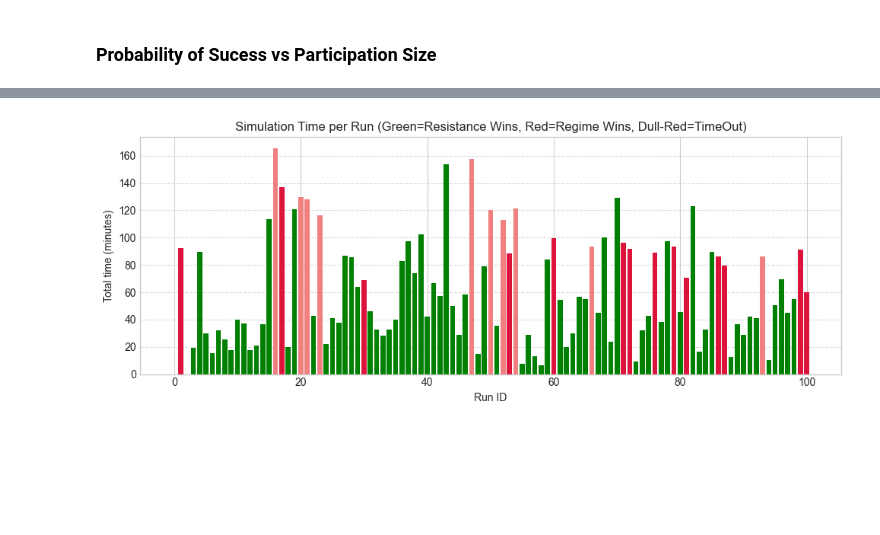
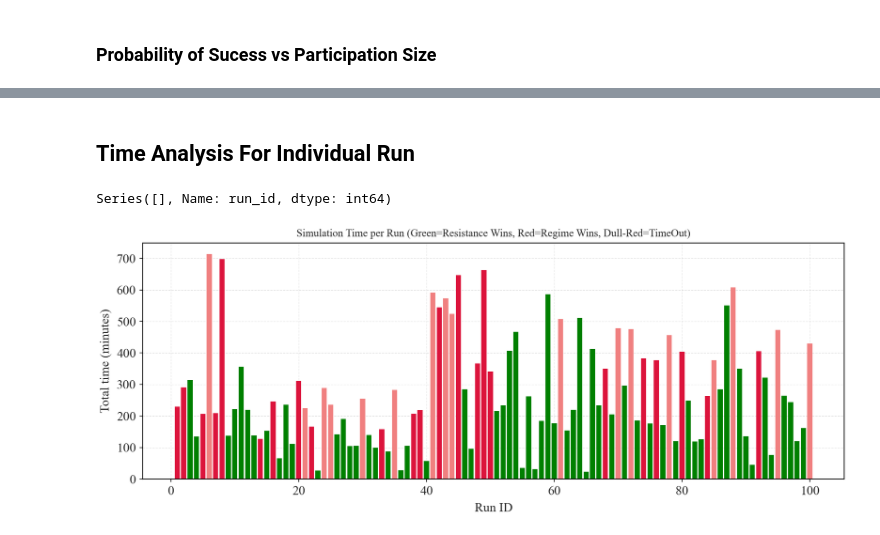
Before and after one commit to mahnoor-khalid9/abm_llm_nonviolence, a Jupyter notebook: Analysis/model_logs.ipynb, the cells around one changed output, grey strips where cells are left out. Drawn from its saved outputs; the diff is of its cells as text; code cells hidden in the pictures; blank space fills up the shorter version.

```diff
--- a/Analysis/model_logs.ipynb
+++ b/Analysis/model_logs.ipynb
@@ -860,3 +931,5 @@ Visualization exported to: Analysis\plots\success_curves_with_ci.png
+# %% [markdown]
+## **Time Analysis For Individual Run**
 # %%
 import pandas as pd
 import matplotlib.pyplot as plt
@@ -866,10 +939,19 @@ from pathlib import Path
 
 # Use the existing Path object logic
 PROJECT_ROOT = Path.cwd().parent
+# PROVIDER = "Qwen2.5-32B-Instruct-AWQ_ZeroShot"
+# PROVIDER = "llama3.1-8B-Instruct_CoT-v1"
+PROVIDER = "llama3.1-70B-Instruct-AWQ_CoT"
+PROVIDER = "llama-3.1-70B-Instruct-AWQ-INT4_ZeroShot"
+# PROVIDER = "qwen3-8B_ZeroShot_0-50"
+# PROVIDER = "qwen3-8B_ZeroShot_41-87"
+# PROVIDER = "qwen3-8B_ZeroShot"
+PROVIDER = "qwen3-8B_ZeroShot"
 
+PROMPT_TYPE = "ZeroShot"
 _STRUCTURED = (
     PROJECT_ROOT
-    / "SimulationLogs" / "gemini_flash" / "ZeroShot"
+    / "SimulationLogs" / PROVIDER / PROMPT_TYPE
     / "stateful"       / "vision-4"
     / "ModelLogging"   / "structured"
 )
@@ -897,32 +979,50 @@ else:
         # 4. Handle possible empty DataFrames safely
         if not df.empty and "elapsed_s" in df.columns:
             records.append({
                 "run_id":      run_id,
                 "total_min":    df["elapsed_s"].sum() / 60,
                 "mean_step_s":  df["elapsed_s"].mean(),
                 "n_steps":      len(df),
                 "victory":      df["victory"].iloc[-1] if "victory" in df.columns else 0,
             })
 
 if records:
     summary = pd.DataFrame(records).sort_values("run_id")
-
+    print(summary[summary["victory"]== 0 ]["run_id"])
     # 5. Plotting with better color handling
     plt.figure(figsize=(10, 4))
 
     # Map colors: 1=Regime (Crimson), 2=Resistance (Seagreen), 3=Draw (Gray)
     colors = summary["victory"].map({1: "#DC143C", 2: "#008000", 3: "#F08080"}).fillna("blue")
         # colors = {1: "#2166ac", 2: "#f4a261", 3: "#e63946"}
 
 
     plt.bar(summary["run_id"], summary["total_min"], color=colors)
     plt.xlabel("Run ID")
     plt.ylabel("Total time (minutes)")
     plt.title("Simulation Time per Run (Green=Resistance Wins, Red=Regime Wins, Dull-Red=TimeOut)")
     plt.grid(axis='y', linestyle='--', alpha=0.7)
     plt.tight_layout()
     plt.show()
 else:
     print("No records processed. Check if the CSV files contain 'elapsed_s' and 'victory' columns.")
+
+
+# 89, 91, 93, 94, 97 (not useful)
+# 62, 79, 91, 94, 97, 98, 100
+
+
+# 5, 9, 21, 22, 25, 30, 31, 32, 33, 35, 36, 37, 38, 39, 40, 41 -- 50
+# 26 false runs 0_50 qwen
+
+
+# 76, 78, 79, 80, 82, 83, 84, 85, 86, 87, qwen 41-87 (10 false runs)
+
+# 24 + 37 + 25 => 86 good runs
+
+
+
+# 101-76, 102-78, 103-79, 81-80 (mapping from 25runs)
 # %% [output]
+Series([], Name: run_id, dtype: int64)
-[figure, old version]
+[figure, new version]
```
Also changed, not shown: parts of 27 cells of this notebook, 4 other files.
